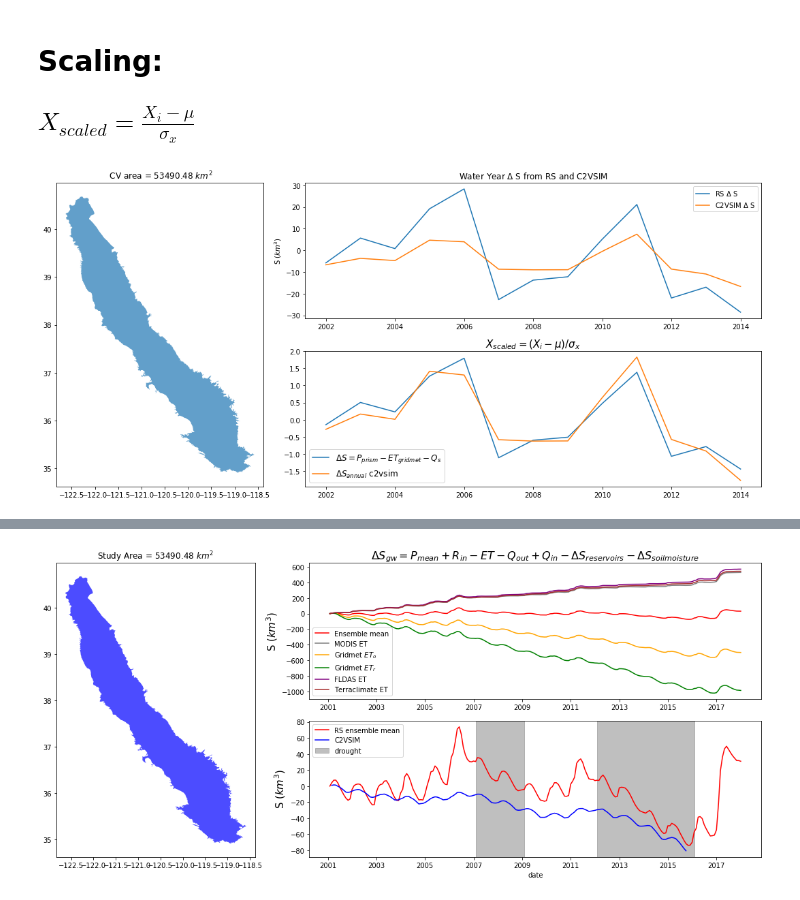
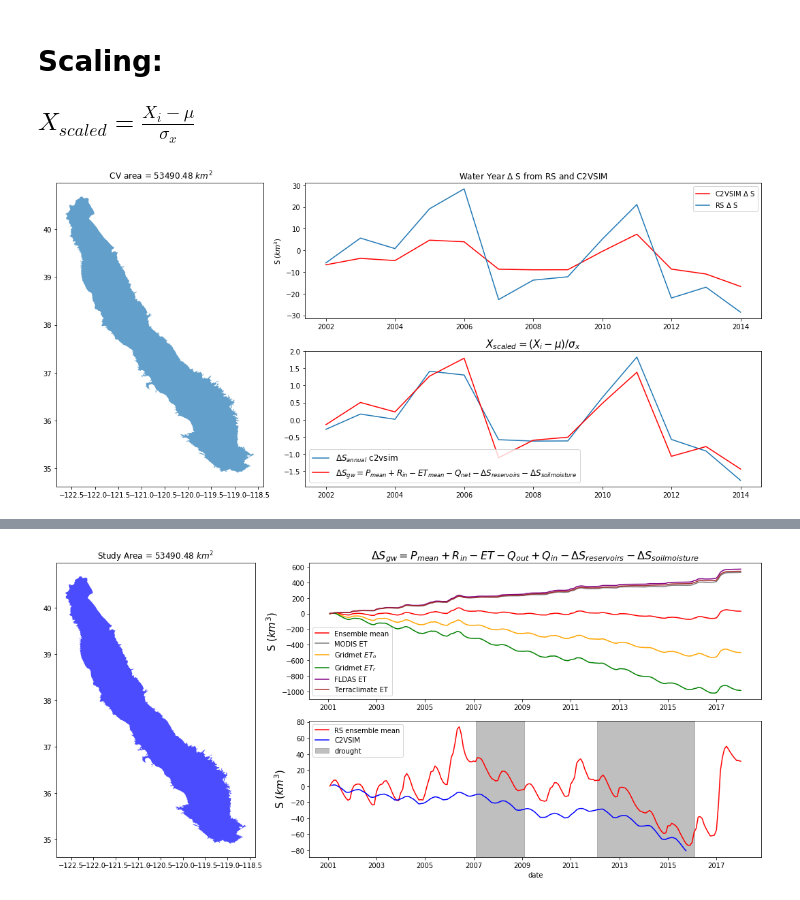
Before and after one commit to kashingtonDC/cvwbm, a Jupyter notebook: code/cvwb_fin.ipynb, the cells around one changed output, grey strips where cells are left out. Drawn from its saved outputs; the diff is of its cells as text; code cells hidden in the pictures.

```diff
--- a/code/cvwb_fin.ipynb
+++ b/code/cvwb_fin.ipynb
@@ -238,13 +238,14 @@ petdf.index = dt_idx
 # %%
 df_t1 = pd.merge(petdf,Qs_in, how='inner', left_index=True, right_index=True)
 df_t2 = pd.merge(df_t1,Qs_out, how='inner', left_index=True, right_index=True)
-df2_temp = pd.merge(df_t2,res_s, how='inner', left_index=True, right_index=True)
-df = pd.merge(df2_temp,ds, how='inner', left_index=True, right_index=True)
+df = pd.merge(df_t2,res_s, how='inner', left_index=True, right_index=True)
 
 df.columns = ["runoff", "soil_moisture", "prism", "chirps",
               "persiann" ,"trmm", "daymet", "modis", "gmet_eto",
               "gmet_etr", "fldas", "terraclimate", 'p_mean', 'et_mean',
-              "q_in","q_out","res_s", "c2v_s"]
+              "q_in","q_out","res_s"]
+
+df = pd.merge(df,ds, how='outer', left_index=True, right_index=True)
 # %%
 # Plot the ET Datasets
 
@@ -349,10 +350,11 @@ plt.show()
 [figure]
 # %%
 # save the csv
-# df.to_csv("../data/rs_data_cv.csv")
+df.to_csv("../data/all_data_cv.csv")
 
 # Calc the balance
 df['ds'] = df.p_mean - df.et_mean + df.runoff - df.q_out + df.q_in - df.soil_moisture.diff() - df.res_s.diff()
 
-# Initialize starting value as the c2vsim starting value
-df.ds[0] = df.c2v_s[0]
+# Chop off first 30 years of c2vsim and Initialize starting value as the c2vsim starting value
+df = df.iloc[327:]
+df.ds[0] = df.s[0]
@@ -399,7 +404,9 @@ plt.show()
 # %%
 # Compute annual ds sums from ds = P - ET - Q:
 
-years = np.arange(df.index[0].year, df.index[-1].year-1)
+ydf = pd.merge(df,ds, how='inner', left_index=True, right_index=True)
+
+years = np.arange(ydf.index[0].year, ydf.index[-1].year-1)
 
 rs_sums = {}
 c2v_sums = {}
@@ -409,22 +416,22 @@ startmonth = 11
 for year in years:
 
     # Select df for nov and the first year
-    ydf1 = df.iloc[df.index.year == year]
+    ydf1 = ydf.iloc[ydf.index.year == year]
     mdf1 = ydf1.iloc[ydf1.index.month == startmonth]
 
     # advance a year and select df
-    nextyear_df = df.iloc[df.index.year == year+1]
+    nextyear_df = ydf.iloc[ydf.index.year == year+1]
     nextmonth_df = nextyear_df.iloc[nextyear_df.index.month == startmonth-1]
 
     # subset original df based on start and end indices
-    hydro_year_df = df.loc[mdf1.index[0] : nextmonth_df.index[0]]
+    hydro_year_df = ydf.loc[mdf1.index[0] : nextmonth_df.index[0]]
 
     # compute the sums
-    c2v_sums[year] = hydro_year_df['c2v_s'][-1] - hydro_year_df['c2v_s'][0]
+    c2v_sums[year] = hydro_year_df['s_y'][-1] - hydro_year_df['s_y'][0]
     rs_sums[year] = hydro_year_df['ds'].sum()
 
 
-dt_y = pd.date_range(start=df.index[0], end=df.index[-1] + relativedelta(years=-1),  freq='Y')
+dt_y = pd.date_range(start=ydf.index[0], end=ydf.index[-1] + relativedelta(years=-1),  freq='Y')
 ds_df = pd.DataFrame({'ds':list(rs_sums.values()), 'c2vds': list(c2v_sums.values())})
 ds_df.index = dt_y
 # %% [markdown]
@@ -443,32 +450,32 @@ for i in [ds_df['ds'],ds_df['c2vds']]:
 # %%
 # Plot
 
 plt.figure(figsize=(15, 7))
 
 G = gridspec.GridSpec(2, 3)
 
 # Plot the basemaps
 axes_1 = plt.subplot(G[:, 0])
 cv.plot(ax=axes_1, alpha = 0.7)
 axes_1.set_title(" CV area = {} $km^2$ ".format(sa_km3))
 
 axes_2 = plt.subplot(G[0, 1:])
 
 axes_2.set_title("Water Year $\Delta$ S from RS and C2VSIM")
+axes_2.plot(ds_df.index,ds_df.c2vds, color = "red", label = "C2VSIM $\Delta$ S")
 axes_2.plot(ds_df.index,ds_df.ds, label = "RS $\Delta$ S")
-axes_2.plot(ds_df.index,ds_df.c2vds, label = "C2VSIM $\Delta$ S")
 axes_2.set_ylabel("S $(km^3)$")
 axes_2.legend()
 
 axes_3 = plt.subplot(G[1, 1:])
 axes_3.set_title("$ X_{scaled} = ({X_i - \mu})/{\sigma_x}$", size = 15)
-axes_3.plot(ds_df.index, scaled[0], label = "$\Delta S = P_{prism} - ET_{gridmet} - Q_{s}$")
 axes_3.plot(ds_df.index, scaled[1], label = "$\Delta S_{annual}$ c2vsim")
+axes_3.plot(ds_df.index, scaled[0], color = "red", label = "$\Delta S_{gw} = P_{mean} + R_{in} -  ET_{mean} - Q_{net} - \Delta S_{reservoirs} - \Delta S_{soil moisture}$")
 axes_3.legend(loc="lower left", fontsize = 'large')
 
 plt.tight_layout()
 plt.show()
 # %% [output]
-[figure, old version]
+[figure, new version]
 # %%
 # Run an ensemble varying the ET data used
```
Also changed, not shown: parts of 14 cells of this notebook.
